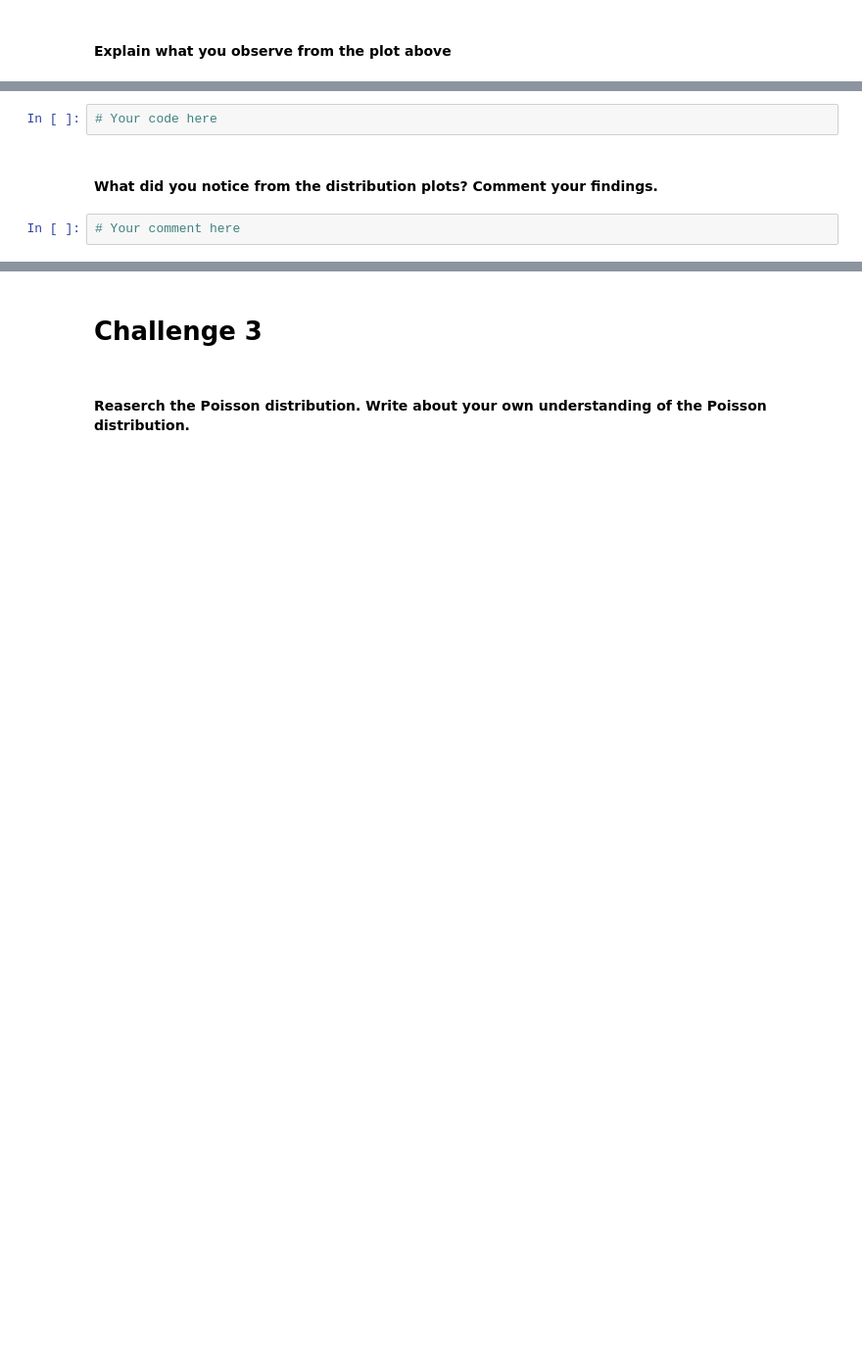
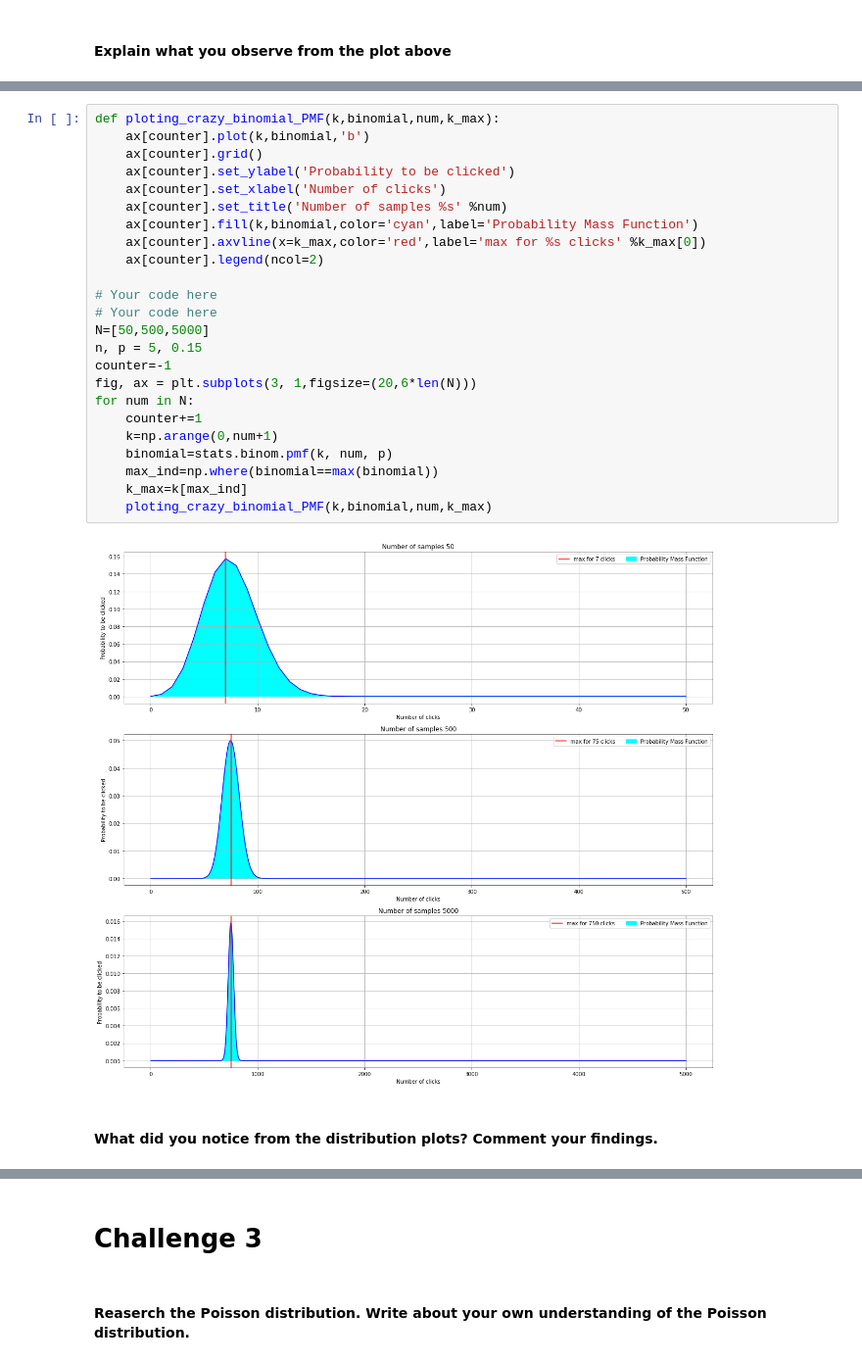
Before and after one commit to ironhack-datalabs/mad-oct-2018, a Jupyter notebook: module-2/lab-probability-distribution/your_code/main.ipynb, the cells around one changed output, grey strips where cells are left out. Shown at 98% size. Drawn from its saved outputs; the diff is of its cells as text; blank space fills up the shorter version.

```diff
--- a/module-2/lab-probability-distribution/your_code/main.ipynb
+++ b/module-2/lab-probability-distribution/your_code/main.ipynb
@@ -118,6 +130,28 @@ for distrib,samp in rand_samp:
-# %%
-# Your code here
+# %%
+def ploting_crazy_binomial_PMF(k,binomial,num,k_max):
+    ax[counter].plot(k,binomial,'b')
+    ax[counter].grid()
+    ax[counter].set_ylabel('Probability to be clicked')
+    ax[counter].set_xlabel('Number of clicks')
+    ax[counter].set_title('Number of samples %s' %num)
+    ax[counter].fill(k,binomial,color='cyan',label='Probability Mass Function')
+    ax[counter].axvline(x=k_max,color='red',label='max for %s clicks' %k_max[0])
+    ax[counter].legend(ncol=2)
+
+# Your code here
+# Your code here
+N=[50,500,5000]
+n, p = 5, 0.15
+counter=-1
+fig, ax = plt.subplots(3, 1,figsize=(20,6*len(N)))
+for num in N:
+    counter+=1
+    k=np.arange(0,num+1)
+    binomial=stats.binom.pmf(k, num, p)
+    max_ind=np.where(binomial==max(binomial))
+    k_max=k[max_ind]
+    ploting_crazy_binomial_PMF(k,binomial,num,k_max)
+# %% [output]
+[figure, added]
 # %% [markdown]
 #### What did you notice from the distribution plots? Comment your findings.
-# %%
-# Your comment here
```
Also changed, not shown: parts of 12 cells of this notebook.
